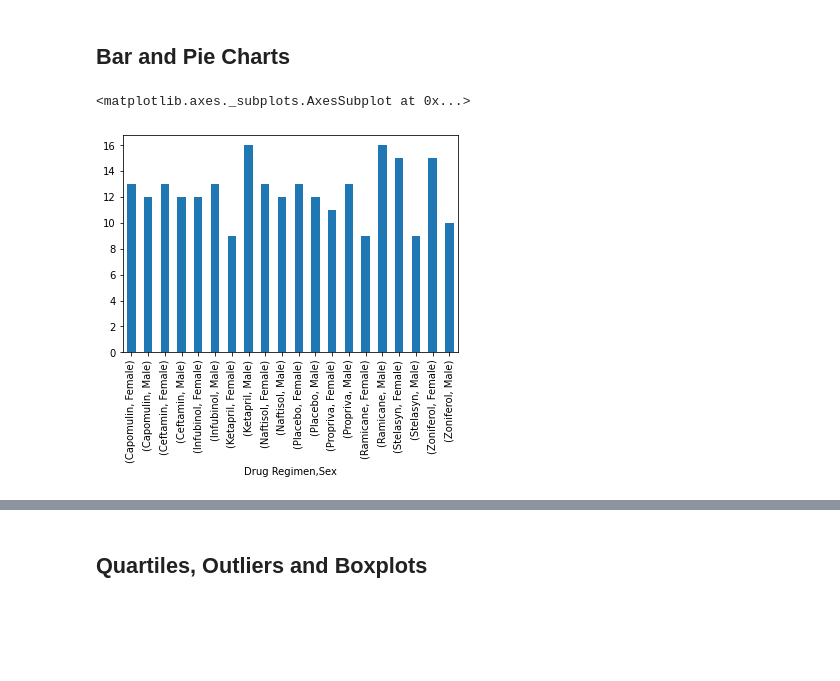
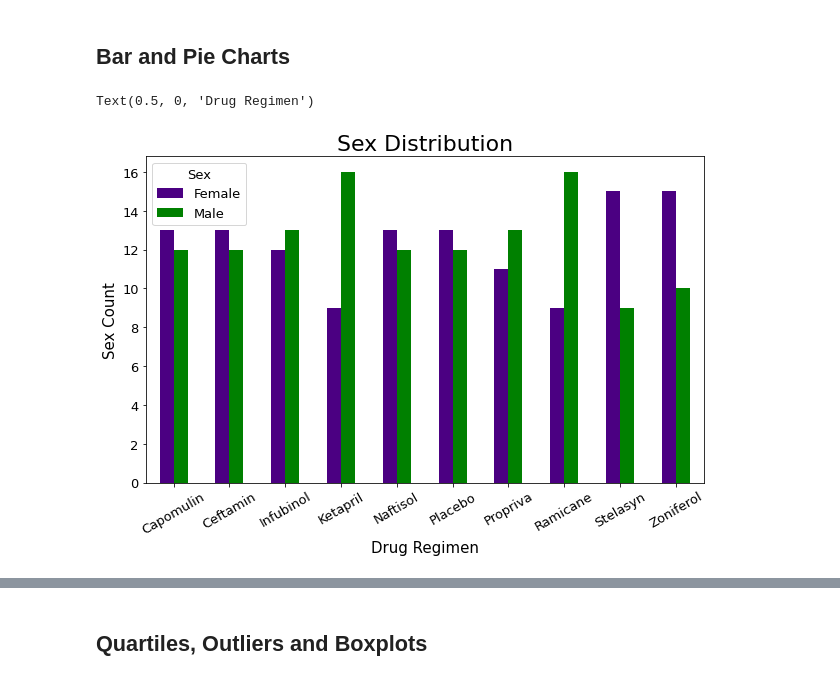
Before and after one commit to BrianDouglas/matplotlib-challenge, a Jupyter notebook: pymaceuticals_starter.ipynb, the cells around one changed output, grey strips where cells are left out. Drawn from its saved outputs; the diff is of its cells as text; code cells hidden in the pictures; blank space fills up the shorter version.

Commit message:
Mouse sex charts completed

```diff
--- a/pymaceuticals_starter.ipynb
+++ b/pymaceuticals_starter.ipynb
@@ -111,7 +112,12 @@ summary_df
 # %%
 # Generate a bar plot showing the total number of unique mice tested on each drug regimen using pandas.
 sex_group = clean_df.groupby(["Drug Regimen","Sex"])
-sex_group["Mouse ID"].nunique().plot(kind="bar")
+sex_chart_df = sex_group["Mouse ID"].nunique().unstack()
+
+ax = sex_chart_df.plot.bar(figsize = (10,6), fontsize = 13, color = ["indigo","green"], rot = 30)
+ax.set_title("Sex Distribution", fontsize = 22)
+ax.set_ylabel("Sex Count", fontsize = 15)
+ax.set_xlabel("Drug Regimen", fontsize = 15)
 # %% [output]
-<matplotlib.axes._subplots.AxesSubplot at 0x...>
+Text(0.5, 0, 'Drug Regimen')
-[figure, old version]
+[figure, new version]
```
Also changed, not shown: parts of 5 cells of this notebook.
